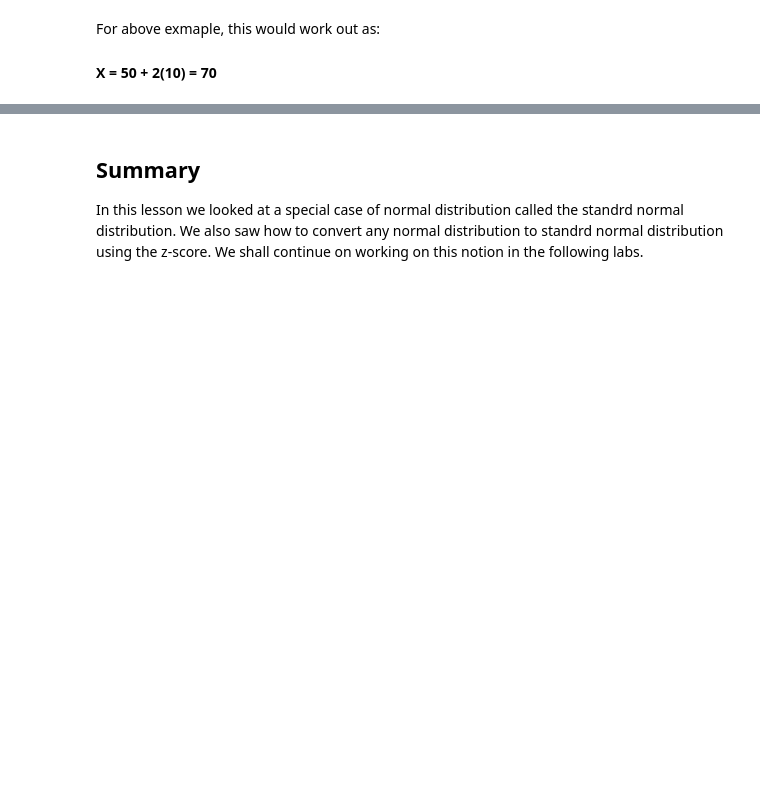
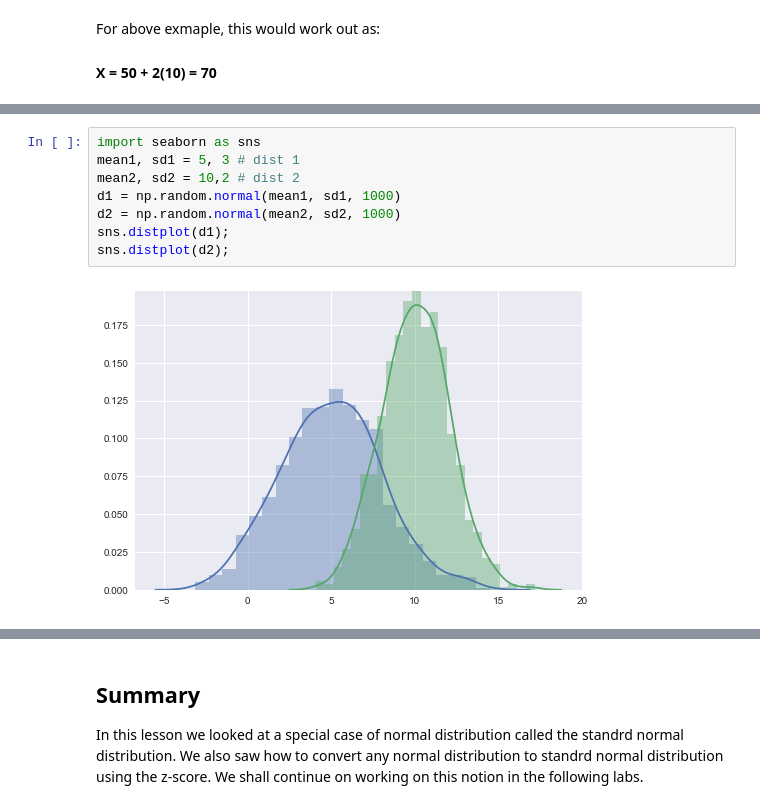
Before and after one commit to learn-co-curriculum/dsc-standard-normal-distribution, a Jupyter notebook: index.ipynb, the cells around one changed output, grey strips where cells are left out. Saved outputs shown, nothing was run; the diff lists cells and outputs as text; blank space fills up the shorter version.

```diff
--- a/index.ipynb
+++ b/index.ipynb
@@ -55,0 +70,10 @@ So you see , as we mentioned initially, a standard normal distribution can be a
+# %%
+import seaborn as sns
+mean1, sd1 = 5, 3 # dist 1
+mean2, sd2 = 10,2 # dist 2
+d1 = np.random.normal(mean1, sd1, 1000)
+d2 = np.random.normal(mean2, sd2, 1000)
+sns.distplot(d1);
+sns.distplot(d2);
+# %% [output]
+[figure, added]
```
Also changed, not shown: parts of 10 cells of this notebook.
